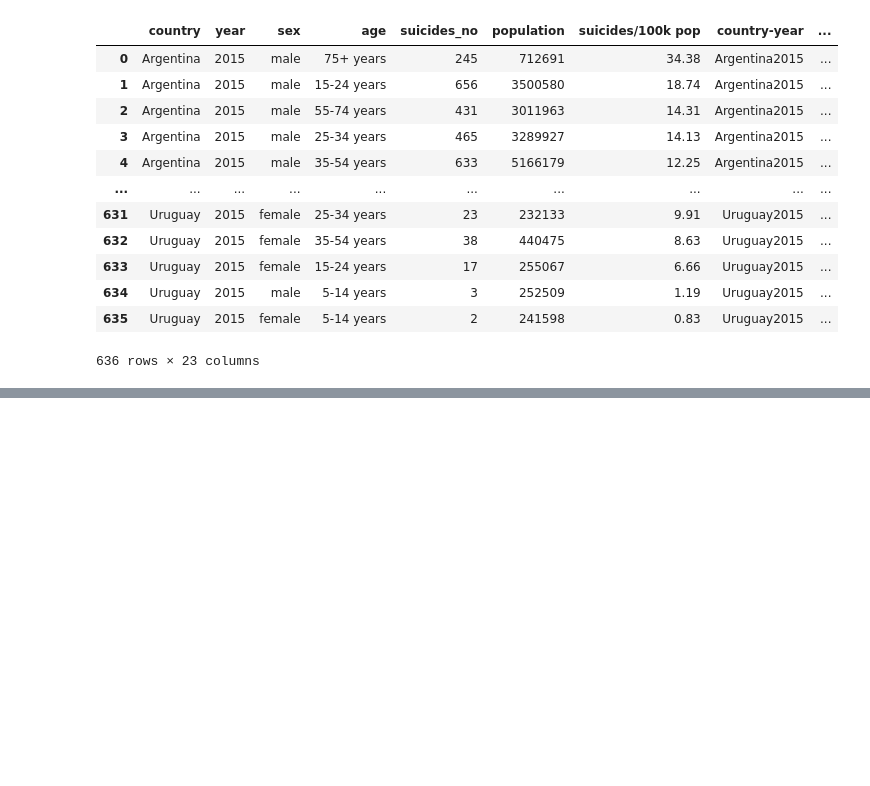
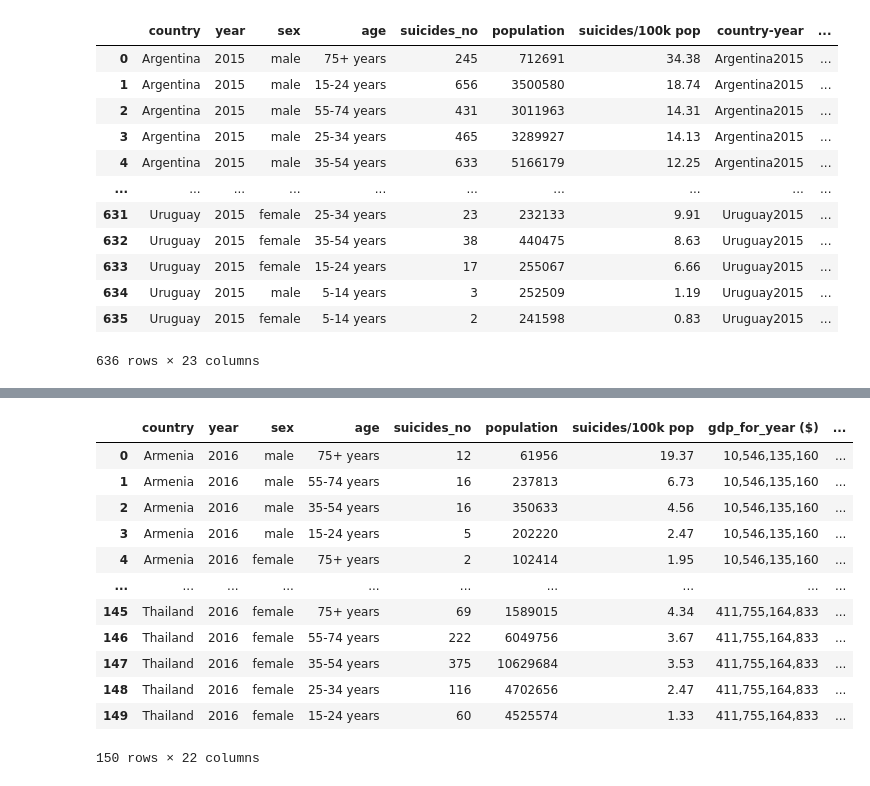
Before and after one commit to lake-walker/ETL-project, a Jupyter notebook: Untitled.ipynb, the cells around one changed output, grey strips where cells are left out. Saved outputs shown, nothing was run; the diff lists cells and outputs as text; code cells hidden in the pictures; blank space fills up the shorter version.

Commit message:
cleaned data

```diff
--- a/Untitled.ipynb
+++ b/Untitled.ipynb
@@ -80,0 +102,22 @@ data_2015
+# %%
+# Drop useless columns
+data_2015 = data_2015.drop(columns=['country-year','HDI for year'])
+data_2016 = data_2016.drop(columns=['country-year','HDI for year'])
+# %%
+# clean_2015_data = data_2015.dropna()
+data_2016.dropna()
+data_2016
+# %% [output]
+|  | country | year | sex | age | suicides_no | population | suicides/100k pop | gdp_for_year ($) | ... |
+| 0 | Armenia | 2016 | male | 75+ years | 12 | 61956 | 19.37 | 10,546,135,160 | ... |
+| 1 | Armenia | 2016 | male | 55-74 years | 16 | 237813 | 6.73 | 10,546,135,160 | ... |
+| 2 | Armenia | 2016 | male | 35-54 years | 16 | 350633 | 4.56 | 10,546,135,160 | ... |
+| 3 | Armenia | 2016 | male | 15-24 years | 5 | 202220 | 2.47 | 10,546,135,160 | ... |
+| 4 | Armenia | 2016 | female | 75+ years | 2 | 102414 | 1.95 | 10,546,135,160 | ... |
+| ... | ... | ... | ... | ... | ... | ... | ... | ... | ... |
+| 145 | Thailand | 2016 | female | 75+ years | 69 | 1589015 | 4.34 | 411,755,164,833 | ... |
+| 146 | Thailand | 2016 | female | 55-74 years | 222 | 6049756 | 3.67 | 411,755,164,833 | ... |
+| 147 | Thailand | 2016 | female | 35-54 years | 375 | 10629684 | 3.53 | 411,755,164,833 | ... |
+| 148 | Thailand | 2016 | female | 25-34 years | 116 | 4702656 | 2.47 | 411,755,164,833 | ... |
+| 149 | Thailand | 2016 | female | 15-24 years | 60 | 4525574 | 1.33 | 411,755,164,833 | ... |
+150 rows × 22 columns
```
Also changed, not shown: parts of 1 cell of this notebook.
